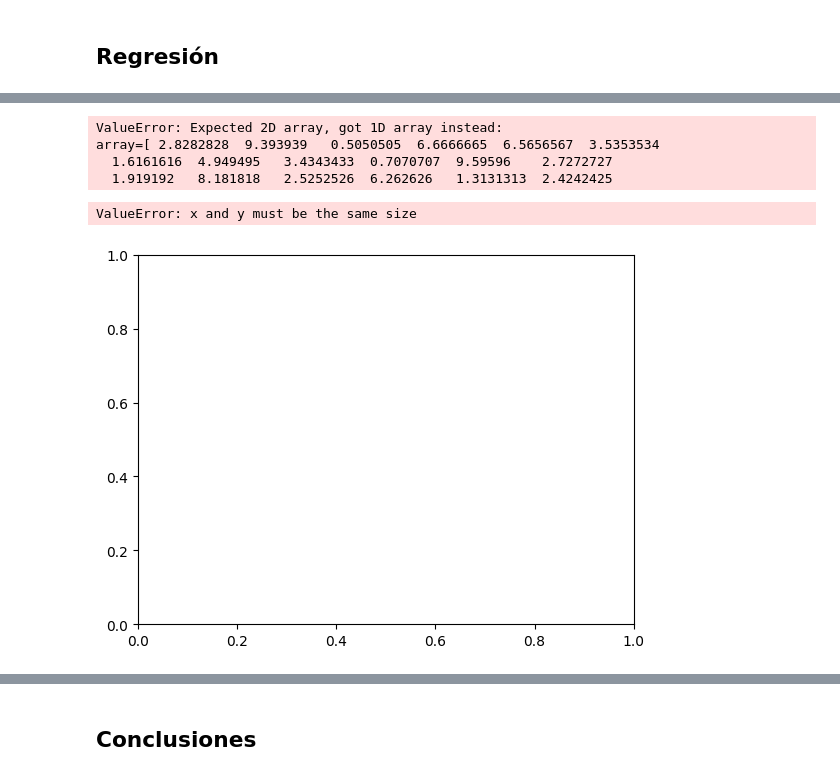
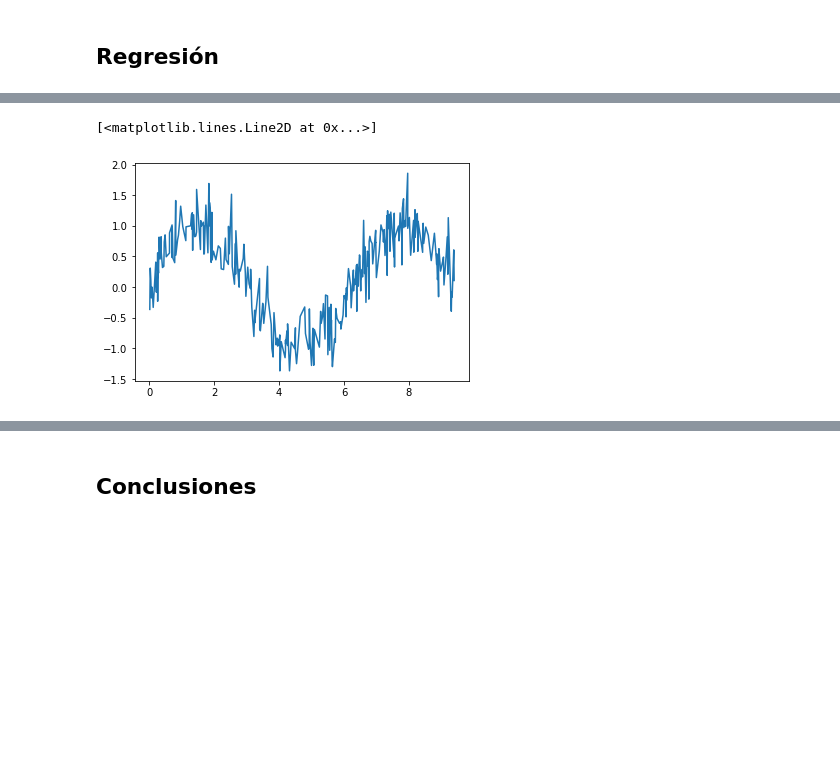
Before and after one commit to BlancaCC/MetodoAvanzadosAprendizajeAutomatico, a Jupyter notebook: bayes/gradient_boosting.ipynb, the cells around one changed output, grey strips where cells are left out. Drawn from its saved outputs; the diff is of its cells as text; code cells hidden in the pictures; blank space fills up the shorter version.

```diff
--- a/bayes/gradient_boosting.ipynb
+++ b/bayes/gradient_boosting.ipynb
@@ -439,38 +381,17 @@ X_train, X_test, y_train, y_test = train_test_split(X, Y, test_size=0.33, random
-# %%
-gb = GBCasero(loss=SquaredErrorLoss())
-gb.fit(X_train, y_train)
-# %% [output]
-ValueError: Expected 2D array, got 1D array instead:
-array=[ 2.8282828  9.393939   0.5050505  6.6666665  6.5656567  3.5353534
-  1.6161616  4.949495   3.4343433  0.7070707  9.59596    2.7272727
-  1.919192   8.181818   2.5252526  6.262626   1.3131313  2.4242425
-# %%
-def plotRegressionModel(x, y, clf, title=""):
-    """
-    La función *plotModel* la usaremos para dibujar el resultado de un clasificador sobre el conjunto de datos. Sus argumentos son:
-        - *x*, coordenada x de los puntos
-        - *y*, coordenada y de los puntos
-        - *clf*, el clasificador
-        - *title*, título para el gráfico
-    """
-    x_min, x_max = x.min() - .2, x.max() + .2
-    y_min, y_max = -1, 33
-
-    predictions = clf.predict(x)
-
-    colors = ['#0000FF', '#FF0000']
-
-    plt.scatter(x, y, c=colors[0])
-    plt.plot(x, predictions, c=colors[1], linewidth=3)
-
-    plt.gca().set_xlim(x_min, x_max)
-    plt.gca().set_ylim(y_min, y_max)
-    plt.grid(True)
-    plt.xlabel("X")
-    plt.ylabel("Y")
-    plt.title(title)
-
-plotRegressionModel(X_test,y_test,gb)
-# %% [output]
-ValueError: x and y must be the same size
-[figure, removed]
+# %%
+n = 300
+f = lambda x: np.sin(x)
+sigma = 0.3
+X = np.random.rand(n,1)*3.0*np.pi
+Y = np.ravel(f(X))+ np.random.normal(0, sigma, n)
+sorted_index = np.argsort(X[:,0])
+
+fig = plt.figure()
+ax = plt.axes()
+Y = np.ravel(Y)
+ax.plot(X[sorted_index,0], Y[sorted_index])
+
+X_train, X_test, y_train, y_test = train_test_split(X, Y, test_size=0.5, random_state=42)
+# %% [output]
+[<matplotlib.lines.Line2D at 0x...>]
+[figure, added]
```
Also changed, not shown: parts of 12 cells of this notebook.
